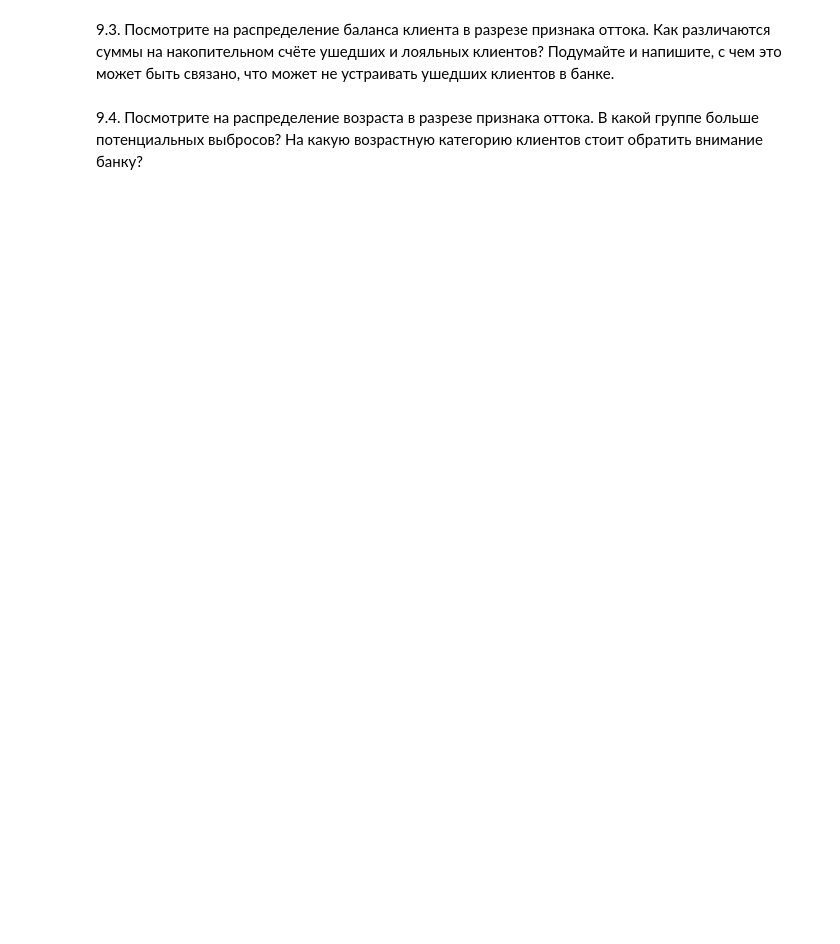
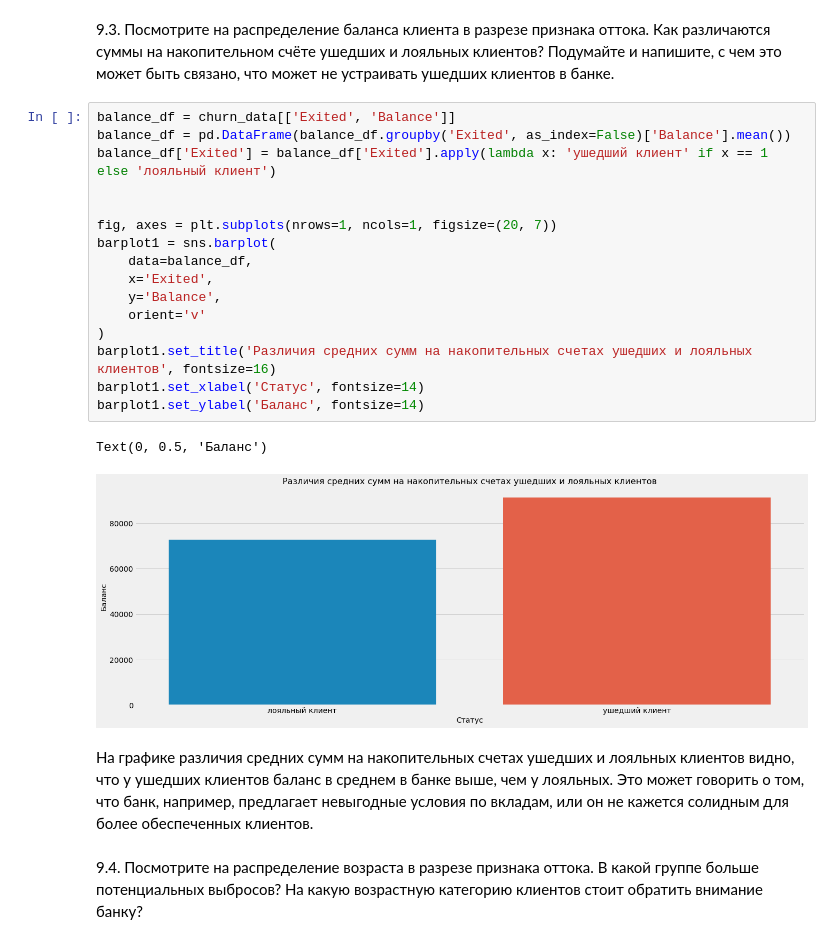
Before and after one commit to malinamedusa/sandbox__sf, a Jupyter notebook: py13/HomeWork.ipynb, the cells around one changed output. Saved outputs shown, nothing was run; the diff lists cells and outputs as text; blank space fills up the shorter version.

```diff
--- a/py13/HomeWork.ipynb
+++ b/py13/HomeWork.ipynb
@@ -83,4 +71,25 @@ Locator attempting to generate 13594 ticks ([-8600.0, ..., 263260.0]), which exc
 # %% [markdown]
 9.3. Посмотрите на распределение баланса клиента в разрезе признака оттока. Как различаются суммы на накопительном счёте ушедших и лояльных клиентов? Подумайте и напишите, с чем это может быть связано, что может не устраивать ушедших клиентов в банке.
+# %%
+balance_df = churn_data[['Exited', 'Balance']]
+balance_df = pd.DataFrame(balance_df.groupby('Exited', as_index=False)['Balance'].mean())
+balance_df['Exited'] = balance_df['Exited'].apply(lambda x: 'ушедший клиент' if x == 1 else 'лояльный клиент')
+
+
+fig, axes = plt.subplots(nrows=1, ncols=1, figsize=(20, 7))
+barplot1 = sns.barplot(
+    data=balance_df,
+    x='Exited',
+    y='Balance',
+    orient='v'
+)
+barplot1.set_title('Различия средних сумм на накопительных счетах ушедших и лояльных клиентов', fontsize=16)
+barplot1.set_xlabel('Статус', fontsize=14)
+barplot1.set_ylabel('Баланс', fontsize=14)
+# %% [output]
+Text(0, 0.5, 'Баланс')
+[figure, added]
+# %% [markdown]
+На графике различия средних сумм на накопительных счетах ушедших и лояльных клиентов видно, что у ушедших клиентов баланс в среднем в банке выше, чем у лояльных. Это может говорить о том, что банк, например, предлагает невыгодные условия по вкладам, или он не кажется солидным для более обеспеченных клиентов.
 # %% [markdown]
 9.4. Посмотрите на распределение возраста в разрезе признака оттока. В какой группе больше потенциальных выбросов? На какую возрастную категорию клиентов стоит обратить внимание банку?
```
Also changed, not shown: parts of 6 cells of this notebook.
